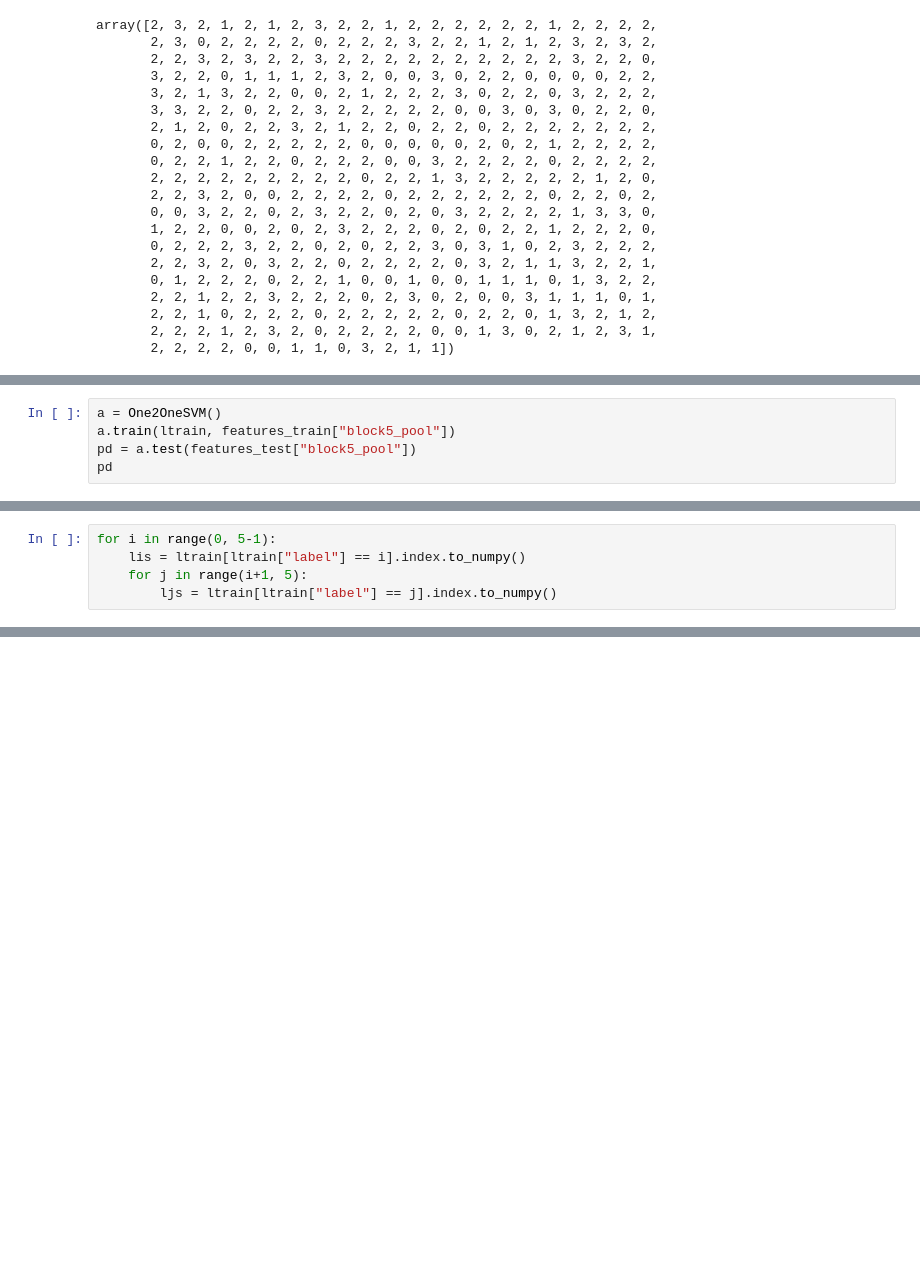
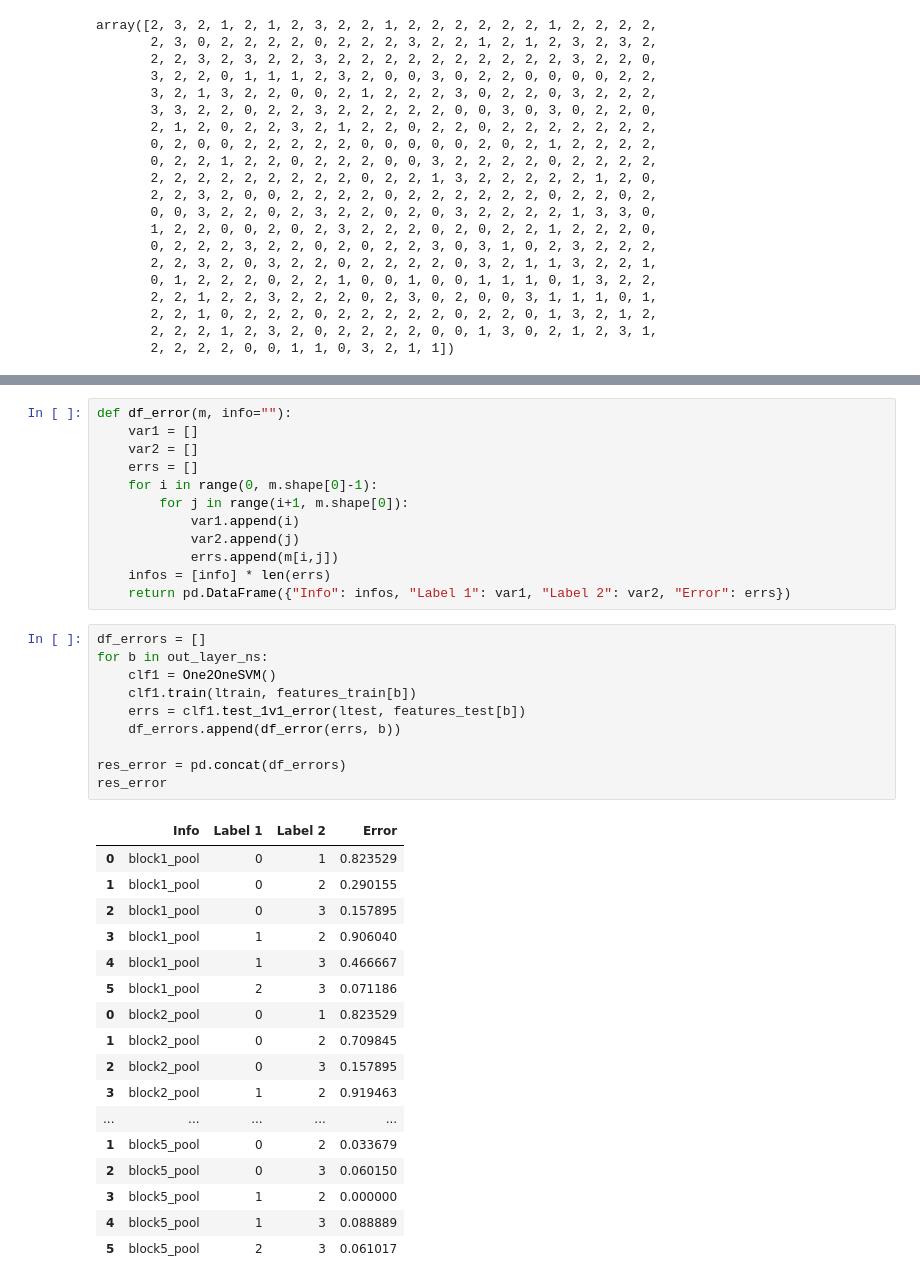
Before and after one commit to stevengogogo/ECEN649_Pattern-Recognition, a Jupyter notebook: hw/hw4_p6-12.ipynb, the cells around one changed output, grey strips where cells are left out. Saved outputs shown, nothing was run; the diff lists cells and outputs as text; blank space fills up the shorter version.

Commit message:
hw4: one vs one error estimator

```diff
--- a/hw/hw4_p6-12.ipynb
+++ b/hw/hw4_p6-12.ipynb
@@ -399,5 +402,0 @@ array([2, 2, 2, 2, 2, 2, 2, 2, 2, 2, 2, 2, 2, 2, 2, 2, 2, 2, 2, 2, 2, 2,
-# %%
-a = One2OneSVM()
-a.train(ltrain, features_train["block5_pool"])
-pd = a.test(features_test["block5_pool"])
-pd
@@ -467,5 +402,0 @@ features_train["block1_pool"].shape
-# %%
-for i in range(0, 5-1):
-    lis = ltrain[ltrain["label"] == i].index.to_numpy()
-    for j in range(i+1, 5):
-        ljs = ltrain[ltrain["label"] == j].index.to_numpy()
@@ -516,0 +407,40 @@ features_train
+# %%
+def df_error(m, info=""):
+    var1 = []
+    var2 = []
+    errs = []
+    for i in range(0, m.shape[0]-1):
+        for j in range(i+1, m.shape[0]):
+            var1.append(i)
+            var2.append(j)
+            errs.append(m[i,j])
+    infos = [info] * len(errs)
+    return pd.DataFrame({"Info": infos, "Label 1": var1, "Label 2": var2, "Error": errs})
+# %%
+df_errors = []
+for b in out_layer_ns:
+    clf1 = One2OneSVM()
+    clf1.train(ltrain, features_train[b])
+    errs = clf1.test_1v1_error(ltest, features_test[b])
+    df_errors.append(df_error(errs, b))
+
+res_error = pd.concat(df_errors)
+res_error
+# %% [output]
+|  | Info | Label 1 | Label 2 | Error |
+| 0 | block1_pool | 0 | 1 | 0.823529 |
+| 1 | block1_pool | 0 | 2 | 0.290155 |
+| 2 | block1_pool | 0 | 3 | 0.157895 |
+| 3 | block1_pool | 1 | 2 | 0.906040 |
+| 4 | block1_pool | 1 | 3 | 0.466667 |
+| 5 | block1_pool | 2 | 3 | 0.071186 |
+| 0 | block2_pool | 0 | 1 | 0.823529 |
+| 1 | block2_pool | 0 | 2 | 0.709845 |
+| 2 | block2_pool | 0 | 3 | 0.157895 |
+| 3 | block2_pool | 1 | 2 | 0.919463 |
+| ... | ... | ... | ... | ... |
+| 1 | block5_pool | 0 | 2 | 0.033679 |
+| 2 | block5_pool | 0 | 3 | 0.060150 |
+| 3 | block5_pool | 1 | 2 | 0.000000 |
+| 4 | block5_pool | 1 | 3 | 0.088889 |
+| 5 | block5_pool | 2 | 3 | 0.061017 |
```
Also changed, not shown: parts of 14 cells of this notebook.
